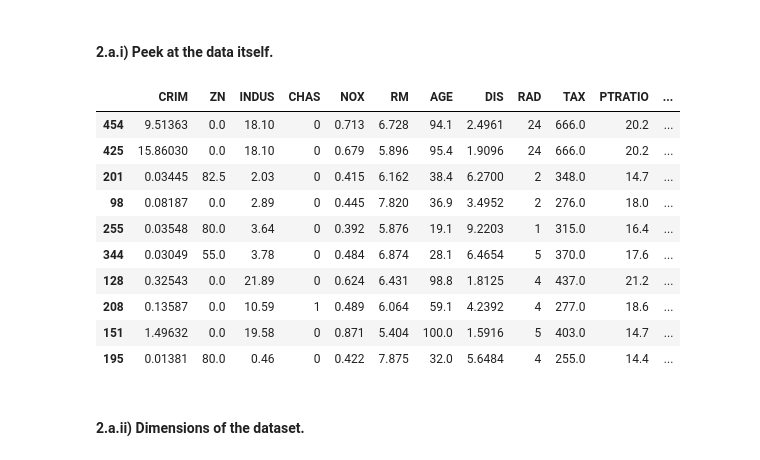
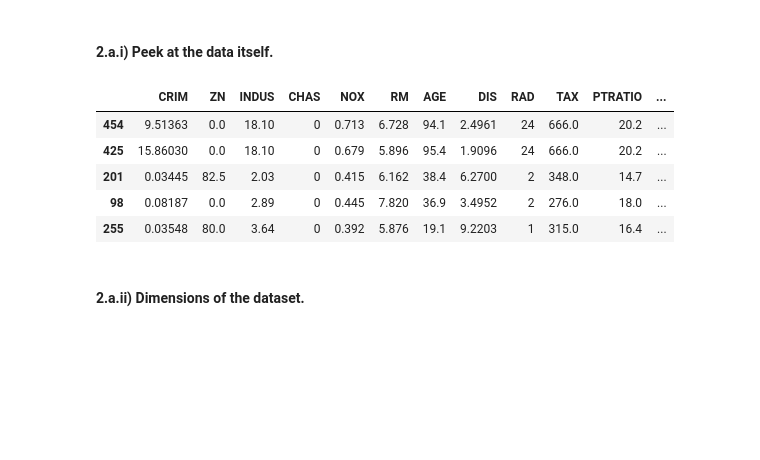
Before and after one commit to daines-analytics/tabular-data-projects, a Jupyter notebook: _py-project-templates/py-template-regression_example.ipynb, the cells around one changed output. Drawn from its saved outputs; the diff is of its cells as text; code cells hidden in the pictures; blank space fills up the shorter version.

```diff
--- a/_py-project-templates/py-template-regression_example.ipynb
+++ b/_py-project-templates/py-template-regression_example.ipynb
@@ -107,0 +107,18 @@ xy_original_df = read_csv(inputFile, delim_whitespace=True, names=colNames)
+# %%
+startTimeScript = datetime.now()
+
+dataset_path = 'https://archive.ics.uci.edu/ml/machine-learning-databases/housing/housing.data'
+dest_file = os.path.basename(dataset_path)
+if (os.path.isfile(dest_file) == False) :
+    print('Downloading ' + dataset_path + ' as ' + dest_file)
+    with urllib.request.urlopen(dataset_path) as in_resp, open(dest_file, 'wb') as out_file:
+        shutil.copyfileobj(in_resp, out_file)
+    print(dest_file + 'downloaded!')
+#     print('Unpacking ' + dest_file)
+#     with zipfile.ZipFile(dest_file, 'r') as zip_ref:
+#         zip_ref.extractall('.')
+#     print(dest_file + 'unpacked!')
+
+inputFile = dest_file
+colNames = ['CRIM','ZN','INDUS','CHAS','NOX','RM','AGE','DIS','RAD','TAX','PTRATIO','B','LSTAT','MEDV']
+xy_original_df = read_csv(inputFile, delim_whitespace=True, names=colNames, header=None, index_col=False)
@@ -168,19 +191,14 @@ email_notify("Data Summarization and Visualization has begun! "+datetime.now().s
 # %% [markdown]
 #### 2.a.i) Peek at the data itself.
 # %%
-xy_train_df.head(10)
+xy_train_df.head()
 # %% [output]
 |  | CRIM | ZN | INDUS | CHAS | NOX | RM | AGE | DIS | RAD | TAX | PTRATIO | ... |
 | 454 | 9.51363 | 0.0 | 18.10 | 0 | 0.713 | 6.728 | 94.1 | 2.4961 | 24 | 666.0 | 20.2 | ... |
 | 425 | 15.86030 | 0.0 | 18.10 | 0 | 0.679 | 5.896 | 95.4 | 1.9096 | 24 | 666.0 | 20.2 | ... |
 | 201 | 0.03445 | 82.5 | 2.03 | 0 | 0.415 | 6.162 | 38.4 | 6.2700 | 2 | 348.0 | 14.7 | ... |
 | 98 | 0.08187 | 0.0 | 2.89 | 0 | 0.445 | 7.820 | 36.9 | 3.4952 | 2 | 276.0 | 18.0 | ... |
 | 255 | 0.03548 | 80.0 | 3.64 | 0 | 0.392 | 5.876 | 19.1 | 9.2203 | 1 | 315.0 | 16.4 | ... |
-| 344 | 0.03049 | 55.0 | 3.78 | 0 | 0.484 | 6.874 | 28.1 | 6.4654 | 5 | 370.0 | 17.6 | ... |
-| 128 | 0.32543 | 0.0 | 21.89 | 0 | 0.624 | 6.431 | 98.8 | 1.8125 | 4 | 437.0 | 21.2 | ... |
-| 208 | 0.13587 | 0.0 | 10.59 | 1 | 0.489 | 6.064 | 59.1 | 4.2392 | 4 | 277.0 | 18.6 | ... |
-| 151 | 1.49632 | 0.0 | 19.58 | 0 | 0.871 | 5.404 | 100.0 | 1.5916 | 5 | 403.0 | 14.7 | ... |
-| 195 | 0.01381 | 80.0 | 0.46 | 0 | 0.422 | 7.875 | 32.0 | 5.6484 | 4 | 255.0 | 14.4 | ... |
 # %% [markdown]
 #### 2.a.ii) Dimensions of the dataset.
 # %%
```
Also changed, not shown: parts of 28 cells of this notebook, 10 other files.
